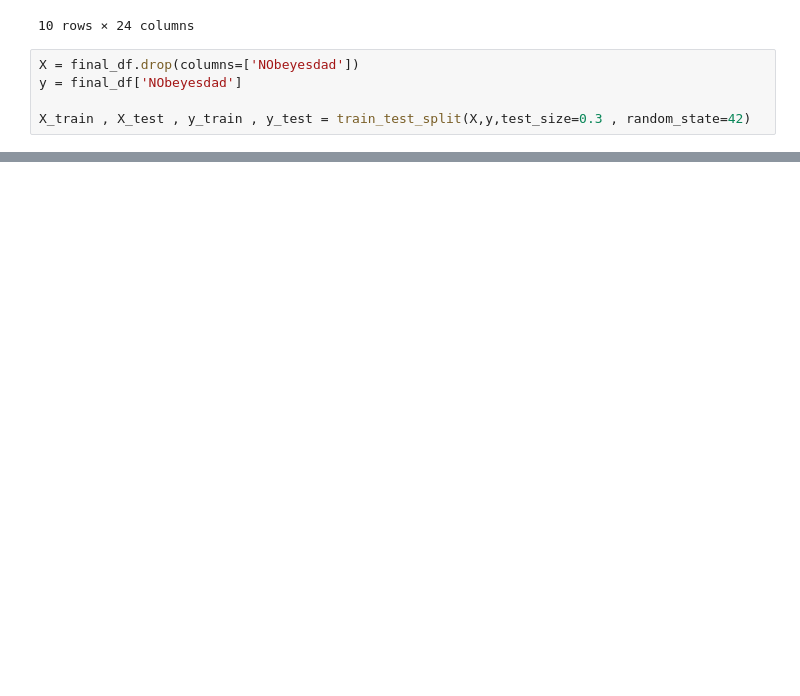
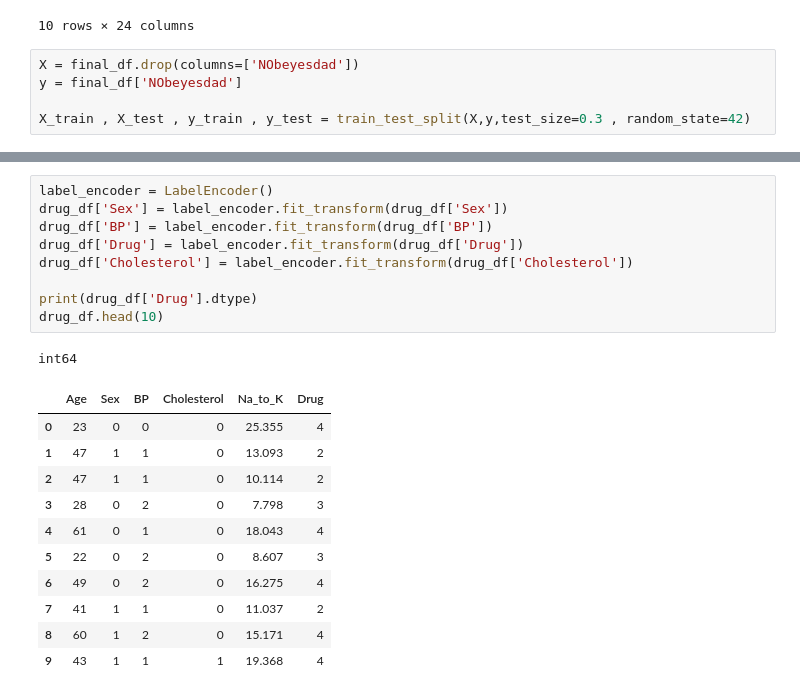
Before and after one commit to saad1ibn2akhter/AI_Olympiad_problems_and_solutions, a Jupyter notebook: supervised_learning_classification_decision_regression_trees__SVM.ipynb, the cells around one changed output, grey strips where cells are left out. Cells and saved outputs as stored; diff of their text form; blank space fills up the shorter version.

```diff
--- a/supervised_learning_classification_decision_regression_trees__SVM.ipynb
+++ b/supervised_learning_classification_decision_regression_trees__SVM.ipynb
@@ -98,0 +108,22 @@ print("1 vs. rest accuracy : ",ova_accuracy ," %")
+# %%
+label_encoder = LabelEncoder()
+drug_df['Sex'] = label_encoder.fit_transform(drug_df['Sex'])
+drug_df['BP'] = label_encoder.fit_transform(drug_df['BP'])
+drug_df['Drug'] = label_encoder.fit_transform(drug_df['Drug'])
+drug_df['Cholesterol'] = label_encoder.fit_transform(drug_df['Cholesterol'])
+
+print(drug_df['Drug'].dtype)
+drug_df.head(10)
+# %% [output]
+int64
+|  | Age | Sex | BP | Cholesterol | Na_to_K | Drug |
+| 0 | 23 | 0 | 0 | 0 | 25.355 | 4 |
+| 1 | 47 | 1 | 1 | 0 | 13.093 | 2 |
+| 2 | 47 | 1 | 1 | 0 | 10.114 | 2 |
+| 3 | 28 | 0 | 2 | 0 | 7.798 | 3 |
+| 4 | 61 | 0 | 1 | 0 | 18.043 | 4 |
+| 5 | 22 | 0 | 2 | 0 | 8.607 | 3 |
+| 6 | 49 | 0 | 2 | 0 | 16.275 | 4 |
+| 7 | 41 | 1 | 1 | 0 | 11.037 | 2 |
+| 8 | 60 | 1 | 2 | 0 | 15.171 | 4 |
+| 9 | 43 | 1 | 1 | 1 | 19.368 | 4 |
```
Also changed, not shown: parts of 7 cells of this notebook.
